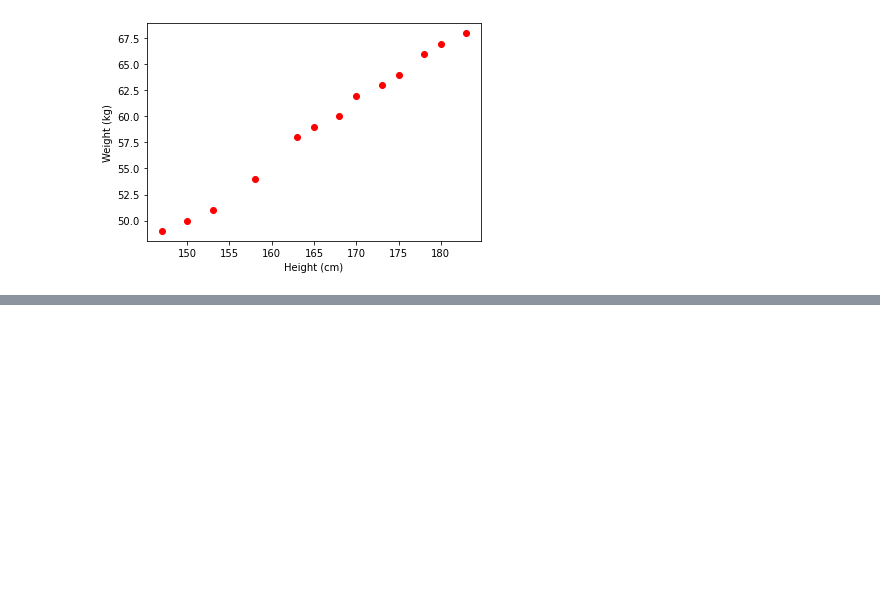
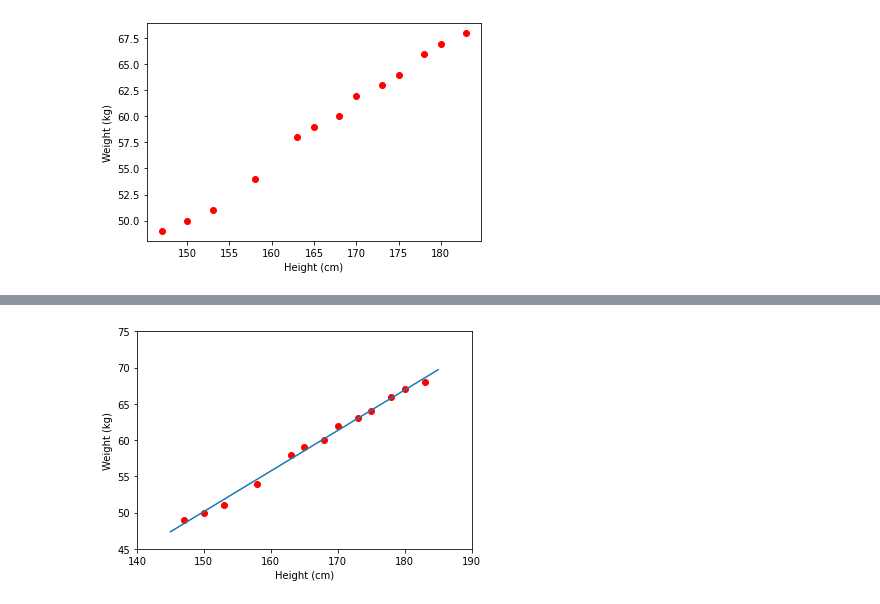
Before and after one commit to manhdung20112000/An-introduction-to-machine-learning, a Jupyter notebook: Linear Regression/linear_regression.ipynb, the cells around one changed output, grey strips where cells are left out. Cells and saved outputs as stored; diff of their text form; code cells hidden in the pictures; blank space fills up the shorter version.

```diff
--- a/Linear Regression/linear_regression.ipynb
+++ b/Linear Regression/linear_regression.ipynb
@@ -64,3 +64,13 @@ plt.ylabel('Weight (kg)')
 # %% [output]
 Text(0, 0.5, 'Weight (kg)')
 [figure]
+# %%
+# X bar = [1, x_1, x_2]
+addition_one = np.ones((x.shape[0], 1))
+x_bar = np.concatenate((addition_one, x), axis = 1)
+# %%
+# Solve loss function by derivation = 0
+A = np.dot(x_bar.T, x_bar)
+b = np.dot(x_bar.T, y)
+w = np.dot(np.linalg.pinv(A), b) # pinv is pseudo inverse (gia nghich)
+print('w = ', w)
@@ -66,0 +80,8 @@ Text(0, 0.5, 'Weight (kg)')
+# %%
+# Draw the fitting line
+w_0 = w[0][0]
+w_1 = w[1][0]
+x0 = np.linspace(145, 185)
+print('x0 = ', x0)
+y0 = w_1*x0 + w_0
+print('y0 =', y0)
@@ -66,0 +108,10 @@ Text(0, 0.5, 'Weight (kg)')
+# %%
+# Visualize data
+plt.plot(x, y, 'ro')
+plt.plot(x0, y0)
+plt.axis((140, 190, 45, 75))
+plt.xlabel('Height (cm)')
+plt.ylabel('Weight (kg)')
+plt.show(block=True)
+# %% [output]
+[figure, added]
```
Also changed, not shown: parts of 5 cells of this notebook, 4 other files.
